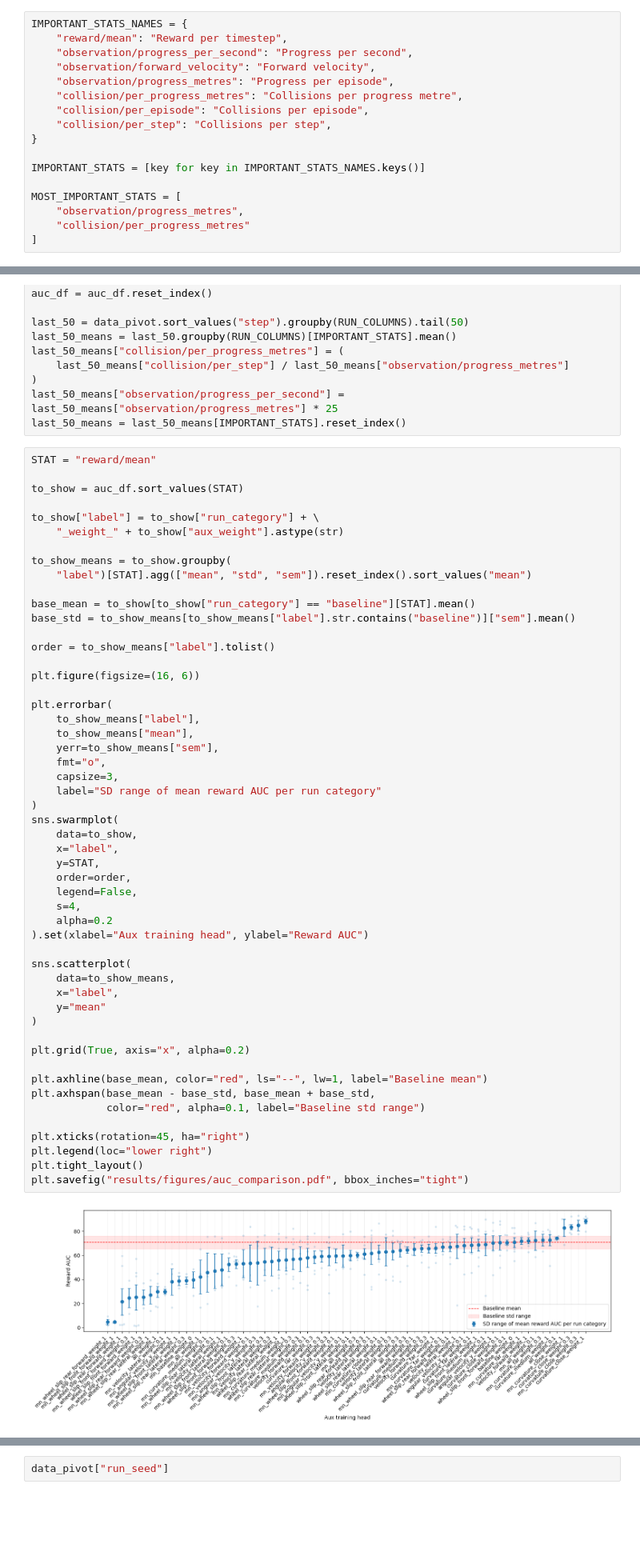
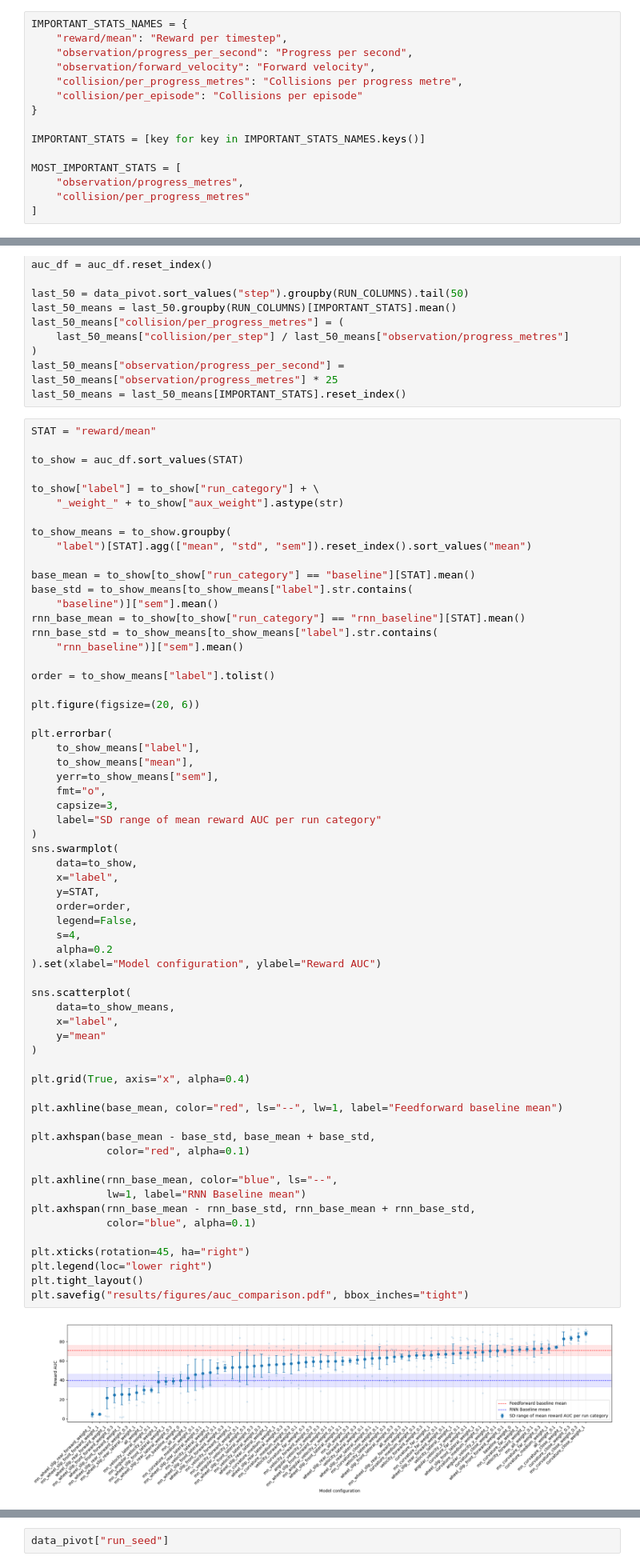
Before and after one commit to jacquesamsel/skripsie, a Jupyter notebook: view_tensorboard.ipynb, the cells around one changed output, grey strips where cells are left out. Shown at 80% size. Drawn from its saved outputs; the diff is of its cells as text; blank space fills up the shorter version.

```diff
--- a/view_tensorboard.ipynb
+++ b/view_tensorboard.ipynb
@@ -21,10 +22,8 @@ IMPORTANT_STATS_NAMES = {
     "reward/mean": "Reward per timestep",
     "observation/progress_per_second": "Progress per second",
     "observation/forward_velocity": "Forward velocity",
-    "observation/progress_metres": "Progress per episode",
     "collision/per_progress_metres": "Collisions per progress metre",
-    "collision/per_episode": "Collisions per episode",
-    "collision/per_step": "Collisions per step",
+    "collision/per_episode": "Collisions per episode"
 }
 
 IMPORTANT_STATS = [key for key in IMPORTANT_STATS_NAMES.keys()]
@@ -112,48 +111,58 @@ to_show_means = to_show.groupby(
     "label")[STAT].agg(["mean", "std", "sem"]).reset_index().sort_values("mean")
 
 base_mean = to_show[to_show["run_category"] == "baseline"][STAT].mean()
-base_std = to_show_means[to_show_means["label"].str.contains("baseline")]["sem"].mean()
+base_std = to_show_means[to_show_means["label"].str.contains(
+    "baseline")]["sem"].mean()
+rnn_base_mean = to_show[to_show["run_category"] == "rnn_baseline"][STAT].mean()
+rnn_base_std = to_show_means[to_show_means["label"].str.contains(
+    "rnn_baseline")]["sem"].mean()
 
 order = to_show_means["label"].tolist()
 
-plt.figure(figsize=(16, 6))
+plt.figure(figsize=(20, 6))
 
 plt.errorbar(
     to_show_means["label"],
     to_show_means["mean"],
     yerr=to_show_means["sem"],
     fmt="o",
     capsize=3,
     label="SD range of mean reward AUC per run category"
 )
 sns.swarmplot(
     data=to_show,
     x="label",
     y=STAT,
     order=order,
     legend=False,
     s=4,
     alpha=0.2
-).set(xlabel="Aux training head", ylabel="Reward AUC")
+).set(xlabel="Model configuration", ylabel="Reward AUC")
 
 sns.scatterplot(
     data=to_show_means,
     x="label",
     y="mean"
 )
 
-plt.grid(True, axis="x", alpha=0.2)
+plt.grid(True, axis="x", alpha=0.4)
 
-plt.axhline(base_mean, color="red", ls="--", lw=1, label="Baseline mean")
+plt.axhline(base_mean, color="red", ls="--", lw=1, label="Feedforward baseline mean")
+
 plt.axhspan(base_mean - base_std, base_mean + base_std,
-            color="red", alpha=0.1, label="Baseline std range")
+            color="red", alpha=0.1)
+
+plt.axhline(rnn_base_mean, color="blue", ls="--",
+            lw=1, label="RNN Baseline mean")
+plt.axhspan(rnn_base_mean - rnn_base_std, rnn_base_mean + rnn_base_std,
+            color="blue", alpha=0.1)
 
 plt.xticks(rotation=45, ha="right")
 plt.legend(loc="lower right")
 plt.tight_layout()
 plt.savefig("results/figures/auc_comparison.pdf", bbox_inches="tight")
 # %% [output]
-[figure, old version]
+[figure, new version]
 # %%
 baseline = last_50_means.loc[last_50_means["run_category"] == "baseline", IMPORTANT_STATS]
 
```
Also changed, not shown: parts of 6 cells of this notebook, 11 other files.
